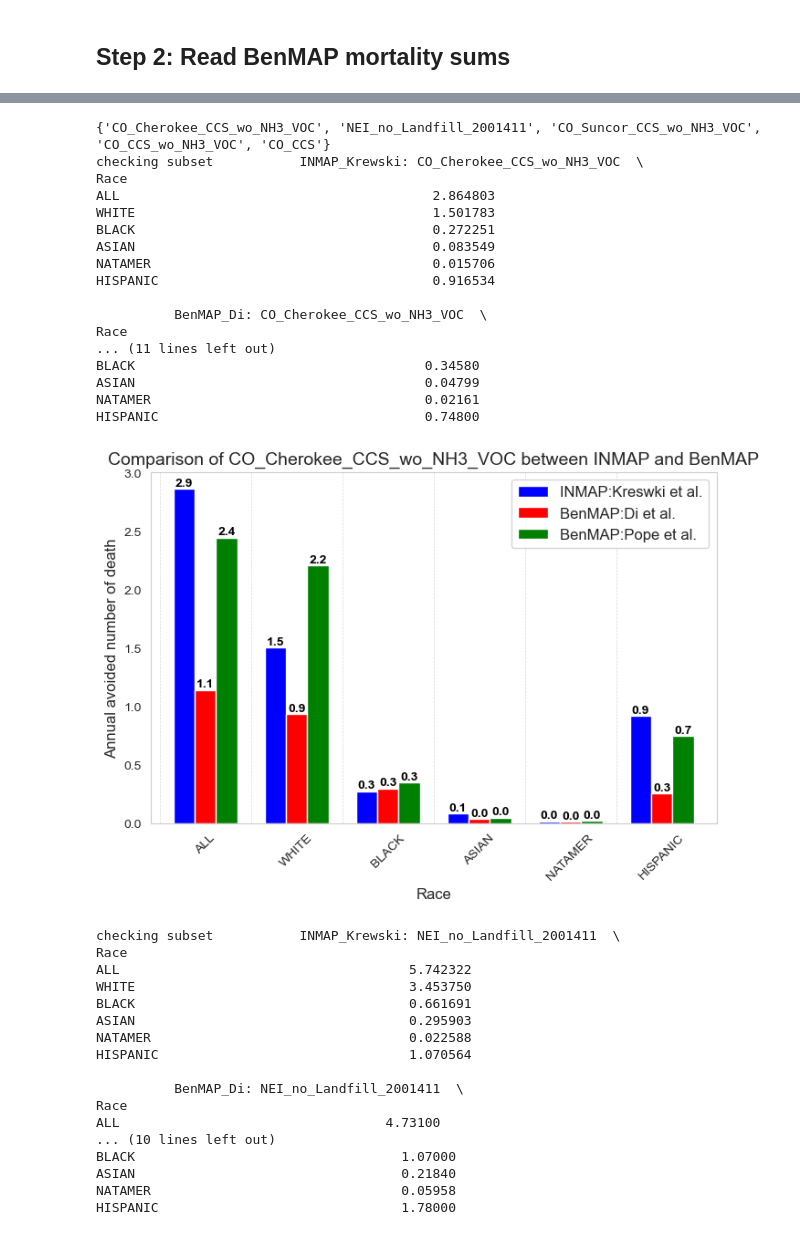
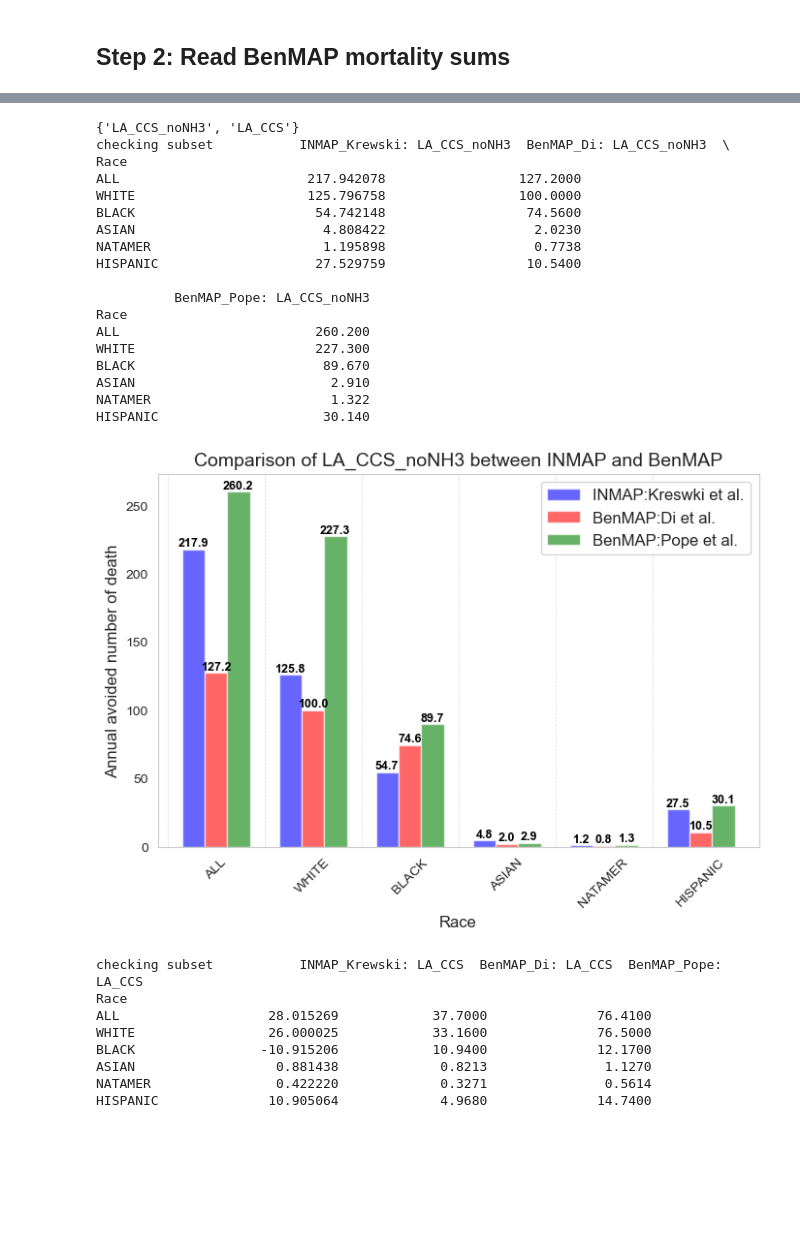
Before and after one commit to CarbonSolutions/LOCAETA_AQ, a Jupyter notebook: notebooks/Compare_INMAP_BenMAP_mortality.ipynb, the cells around one changed output, grey strips where cells are left out. Drawn from its saved outputs; the diff is of its cells as text; code cells hidden in the pictures; blank space fills up the shorter version.

Commit message:
add new jupyternotebook to compare INMAP and BENMAP mortality results

```diff
--- a/notebooks/Compare_INMAP_BenMAP_mortality.ipynb
+++ b/notebooks/Compare_INMAP_BenMAP_mortality.ipynb
@@ -26,7 +26,7 @@ import pandas as pd
 import os
 
 main_dir = '/Users/yunhalee/Documents/LOCAETA/LOCAETA_AQ/outputs/model_analysis/'
-run_list = ['CO_CCS', 'CO_CCS_wo_NH3_VOC', 'CO_Suncor_CCS_wo_NH3_VOC','CO_Cherokee_CCS_wo_NH3_VOC', 'NEI_no_Landfill_2001411']
+run_list = ['LA_CCS', 'LA_CCS_noNH3'] # ['CO_CCS', 'CO_CCS_wo_NH3_VOC', 'CO_Suncor_CCS_wo_NH3_VOC','CO_Cherokee_CCS_wo_NH3_VOC', 'NEI_no_Landfill_2001411']
 target_file = 'mortality_sums.csv'
 
 combined_df = None
@@ -171,64 +161,56 @@ for run in run_names:
     if inmap_col in merged_df.columns and benmap_col in merged_df.columns:
         # Create a new DataFrame for plotting
         plot_df = merged_df[[inmap_col, benmap_col, benmap_col2]]
 
         print("checking subset", plot_df)
 
         # Plot
-        ax = plot_df.plot(kind="bar", figsize=(8, 5), width=0.7, color=["Blue", "Red", "Green"])  # Blue & Orange for better contrast
+        ax = plot_df.plot(kind="bar", figsize=(8, 5), width=0.7, color=["Blue", "Red", "Green"], alpha = 0.6)  # Blue & Orange for better contrast
         plt.title(f"Comparison of {run} between INMAP and BenMAP", fontsize=14)
         plt.xlabel("Race", fontsize=12)
         plt.ylabel("Annual avoided number of death", fontsize=12)
         plt.xticks(rotation=45, fontsize=10)
         plt.yticks(fontsize=10)
         plt.legend(["INMAP:Kreswki et al.", "BenMAP:Di et al.", "BenMAP:Pope et al."], fontsize=12)
         #plt.grid(axis="y", linestyle="--", alpha=0.7)
         ax.grid(False)  # Completely removes the grid
 
         # Add subtle vertical gridlines between categories
         for i in range(len(ax.get_xticks())):
             ax.axvline(x=i - 0.5, color='grey', linestyle='--', linewidth=0.5, alpha=0.3)
 
         # Add value labels on top of bars
         for p in ax.patches:
             ax.annotate(f'{p.get_height():.1f}',
                         (p.get_x() + p.get_width() / 2., p.get_height()),
-                        ha='center', va='bottom', fontsize=10, fontweight='bold', color='black')
+                        ha='center', va='bottom', fontsize=9, fontweight='bold', color='black')
 
         plt.show()
 # %% [output]
-{'CO_Cherokee_CCS_wo_NH3_VOC', 'NEI_no_Landfill_2001411', 'CO_Suncor_CCS_wo_NH3_VOC', 'CO_CCS_wo_NH3_VOC', 'CO_CCS'}
-checking subset           INMAP_Krewski: CO_Cherokee_CCS_wo_NH3_VOC  \
+{'LA_CCS_noNH3', 'LA_CCS'}
+checking subset           INMAP_Krewski: LA_CCS_noNH3  BenMAP_Di: LA_CCS_noNH3  \
 Race
-ALL                                        2.864803
-WHITE                                      1.501783
-BLACK                                      0.272251
-ASIAN                                      0.083549
-NATAMER                                    0.015706
-HISPANIC                                   0.916534
+ALL                        217.942078                 127.2000
+WHITE                      125.796758                 100.0000
+BLACK                       54.742148                  74.5600
+ASIAN                        4.808422                   2.0230
+NATAMER                      1.195898                   0.7738
+HISPANIC                    27.529759                  10.5400
 
-          BenMAP_Di: CO_Cherokee_CCS_wo_NH3_VOC  \
+          BenMAP_Pope: LA_CCS_noNH3
 Race
-... (11 lines left out)
-BLACK                                     0.34580
-ASIAN                                     0.04799
-NATAMER                                   0.02161
-HISPANIC                                  0.74800
+ALL                         260.200
+WHITE                       227.300
+BLACK                        89.670
+ASIAN                         2.910
+NATAMER                       1.322
+HISPANIC                     30.140
-[figure, old version]
+[figure, new version]
-checking subset           INMAP_Krewski: NEI_no_Landfill_2001411  \
+checking subset           INMAP_Krewski: LA_CCS  BenMAP_Di: LA_CCS  BenMAP_Pope: LA_CCS
 Race
-ALL                                     5.742322
-WHITE                                   3.453750
-BLACK                                   0.661691
-ASIAN                                   0.295903
-NATAMER                                 0.022588
-HISPANIC                                1.070564
-
-          BenMAP_Di: NEI_no_Landfill_2001411  \
-Race
-ALL                                  4.73100
-... (10 lines left out)
-BLACK                                  1.07000
-ASIAN                                  0.21840
-NATAMER                                0.05958
-HISPANIC                               1.78000
+ALL                   28.015269            37.7000              76.4100
+WHITE                 26.000025            33.1600              76.5000
+BLACK                -10.915206            10.9400              12.1700
+ASIAN                  0.881438             0.8213               1.1270
+NATAMER                0.422220             0.3271               0.5614
+HISPANIC              10.905064             4.9680              14.7400
```
Also changed, not shown: parts of 4 cells of this notebook.
